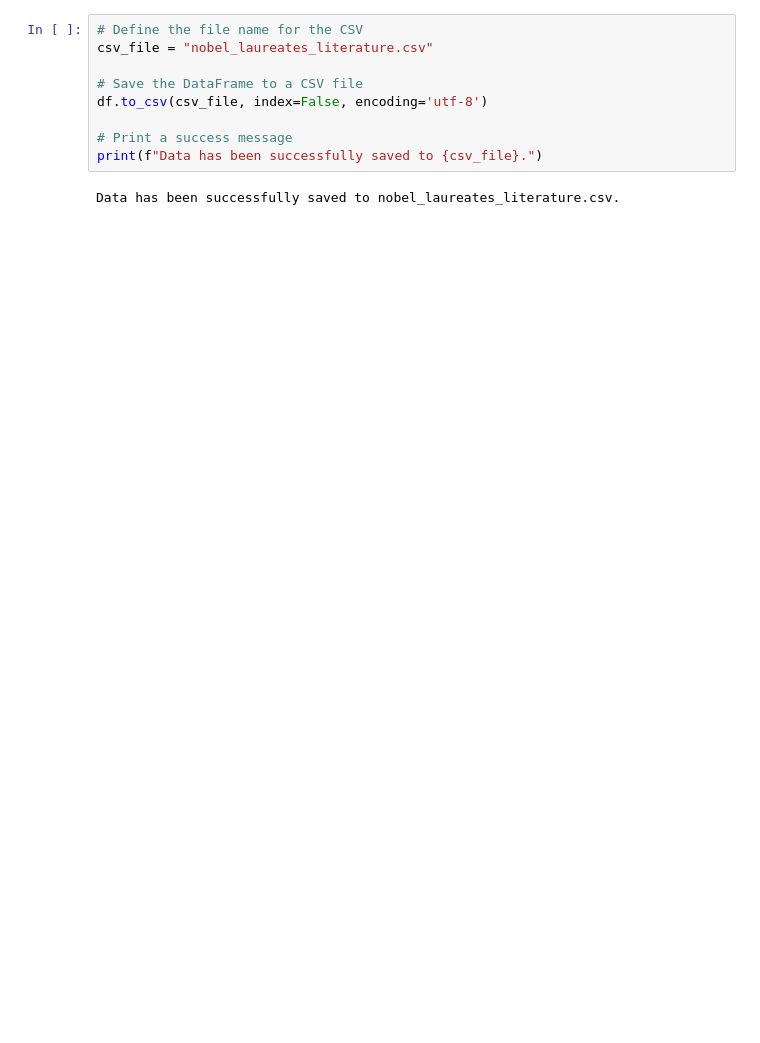
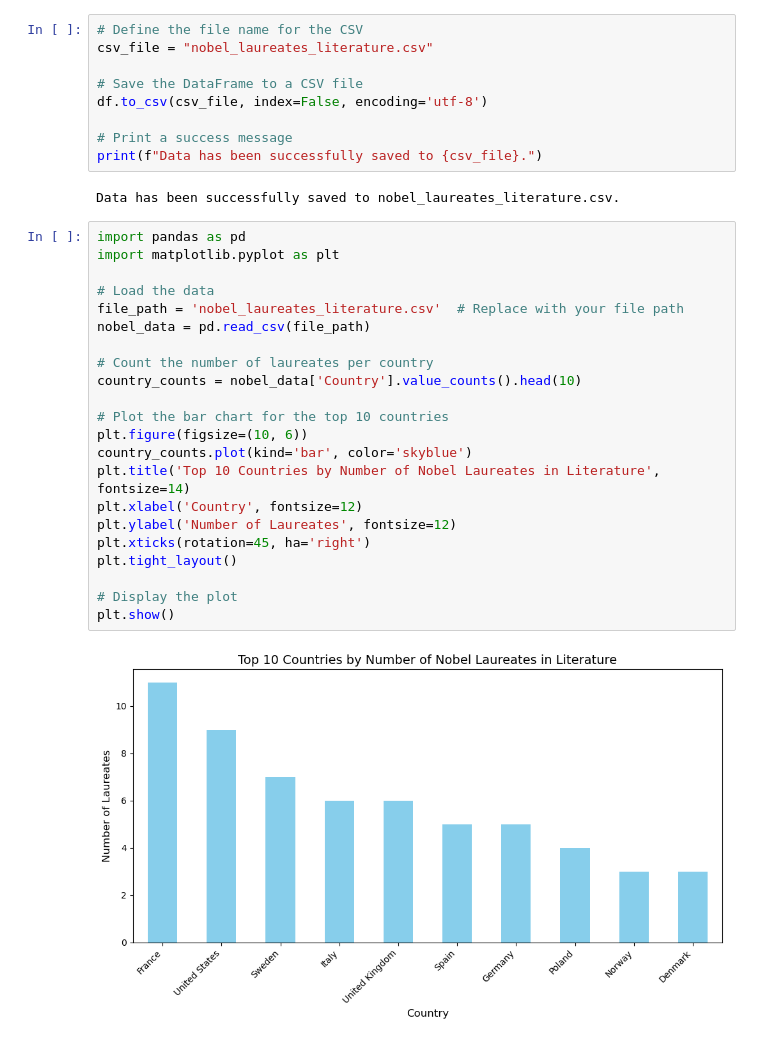
Before and after one commit to ColtonCogg1999/CSC221-cgcoggins-GroupProject, a Jupyter notebook: CSC221-cgcoggins-GroupProject.ipynb, the cells around one changed output. Cells and saved outputs as stored; diff of their text form; blank space fills up the shorter version.

Commit message:
Update CSC221-cgcoggins-GroupProject.ipynb
Updated for PART2. Matplotlib display for the PART1 data

```diff
--- a/CSC221-cgcoggins-GroupProject.ipynb
+++ b/CSC221-cgcoggins-GroupProject.ipynb
@@ -74,3 +90,27 @@ df.to_csv(csv_file, index=False, encoding='utf-8')
 print(f"Data has been successfully saved to {csv_file}.")
 # %% [output]
 Data has been successfully saved to nobel_laureates_literature.csv.
+# %%
+import pandas as pd
+import matplotlib.pyplot as plt
+
+# Load the data
+file_path = 'nobel_laureates_literature.csv'  # Replace with your file path
+nobel_data = pd.read_csv(file_path)
+
+# Count the number of laureates per country
+country_counts = nobel_data['Country'].value_counts().head(10)
+
+# Plot the bar chart for the top 10 countries
+plt.figure(figsize=(10, 6))
+country_counts.plot(kind='bar', color='skyblue')
+plt.title('Top 10 Countries by Number of Nobel Laureates in Literature', fontsize=14)
+plt.xlabel('Country', fontsize=12)
+plt.ylabel('Number of Laureates', fontsize=12)
+plt.xticks(rotation=45, ha='right')
+plt.tight_layout()
+
+# Display the plot
+plt.show()
+# %% [output]
+[figure, added]
```
Also changed, not shown: parts of 2 cells of this notebook.
